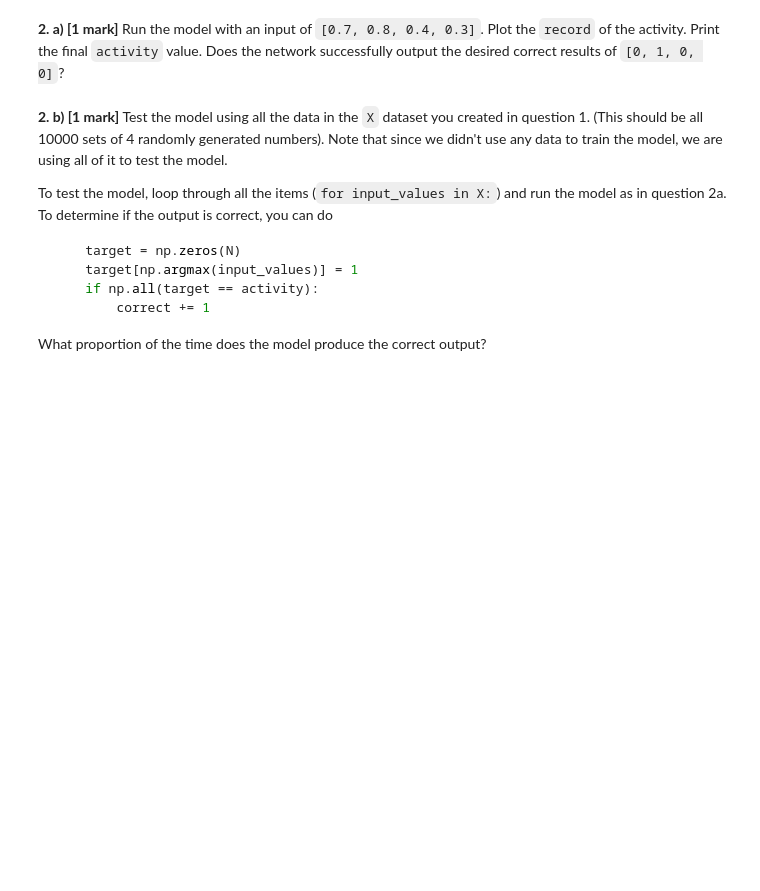
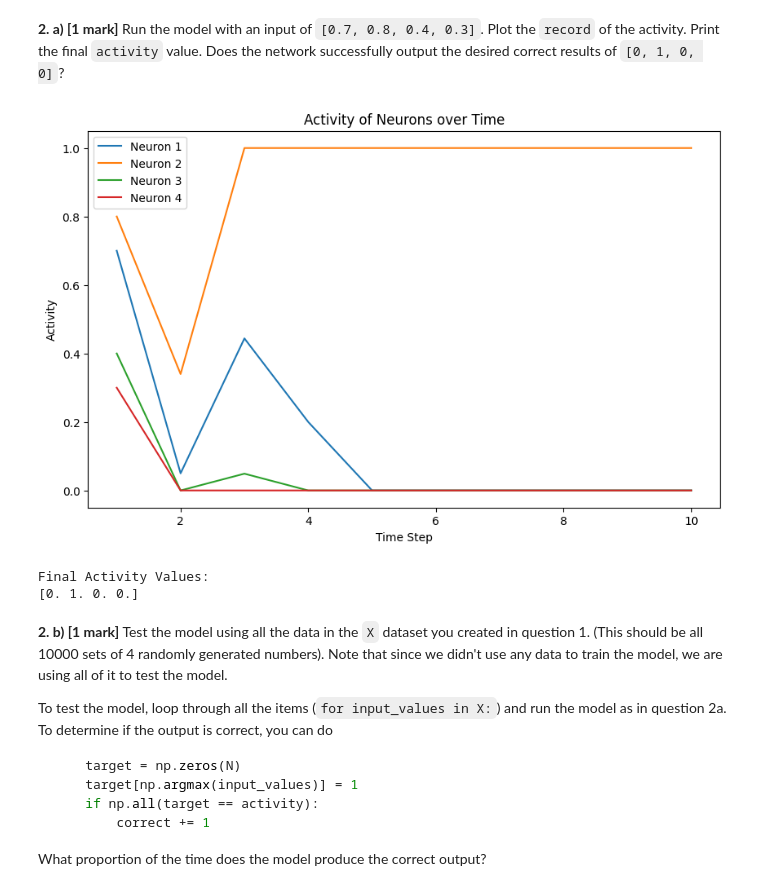
Before and after one commit to mr-nudo/neuronModels1, a Jupyter notebook: syde552_file_(4).ipynb, the cells around one changed output. Saved outputs shown, nothing was run; the diff lists cells and outputs as text; code cells hidden in the pictures; blank space fills up the shorter version.

```diff
--- a/syde552_file_(4).ipynb
+++ b/syde552_file_(4).ipynb
@@ -541,6 +541,36 @@ for i in range(10):
     record.append(activity)
 # %% [markdown]
 **2. a) [1 mark]**  Run the model with an input of `[0.7, 0.8, 0.4, 0.3]`.  Plot the `record` of the activity.  Print the final `activity` value.  Does the network successfully output the desired correct results of `[0, 1, 0, 0]`?
+# %%
+record = []                   # for recording the activity values
+activity = np.zeros(N)        # neurons are not active initially
+input_values = np.array([0.7, 0.8, 0.4, 0.3])
+for i in range(10):
+  # the new neuron value is the old value times the weight matrix (for the neurons
+  #  inhibiting and exciting each other), plus the input benig added.
+  # we also clip the neurons so their activity doesn't go below 0 or above 1
+  activity = np.clip(input_values + w @ activity, 0, 1)
+  record.append(activity)
+# %%
+# Plot activity record
+record = np.array(record)
+plt.figure(figsize=(10, 6))
+for i in range(N):
+    plt.plot(range(1, 11), record[:, i], label=f'Neuron {i+1}')
+plt.xlabel('Time Step')
+plt.ylabel('Activity')
+plt.title('Activity of Neurons over Time')
+plt.legend()
+plt.show()
+# %% [output]
+[figure, added]
+# %%
+# Print final activity values
+print("\nFinal Activity Values:")
+print(activity)
+# %% [output]
+Final Activity Values:
+[0. 1. 0. 0.]
 # %% [markdown]
 **2. b) [1 mark]**  Test the model using all the data in the `X` dataset you created in question 1.  (This should be all 10000 sets of 4 randomly generated numbers).  Note that since we didn't use any data to train the model, we are using all of it to test the model.
 
```
Also changed, not shown: parts of 4 cells of this notebook.
